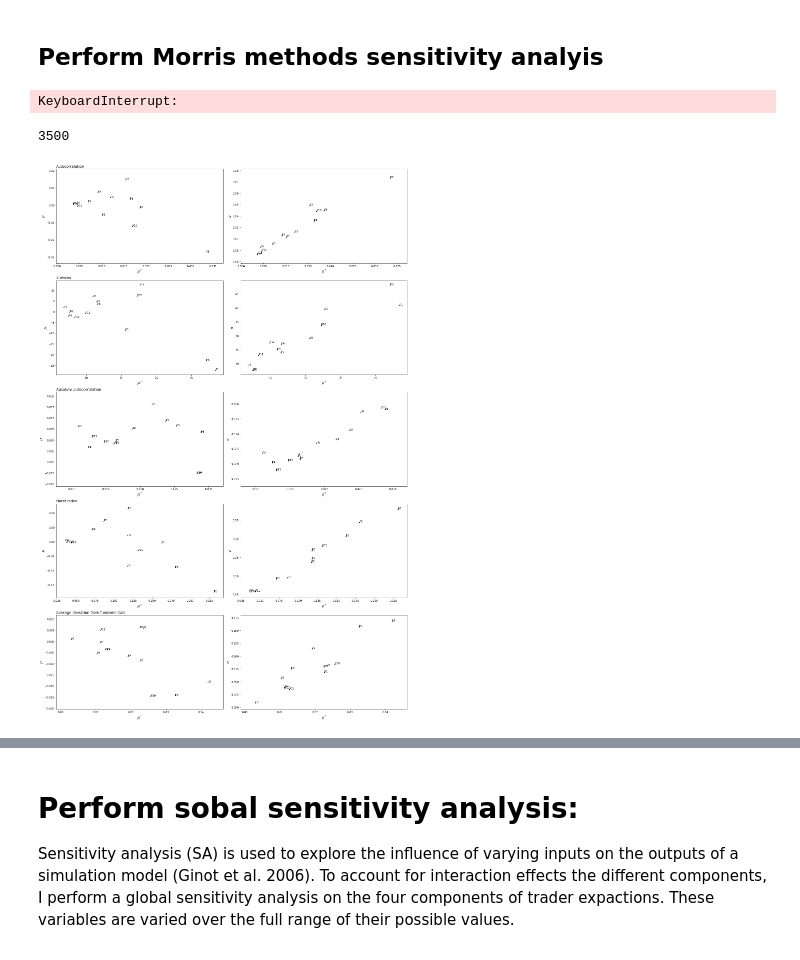
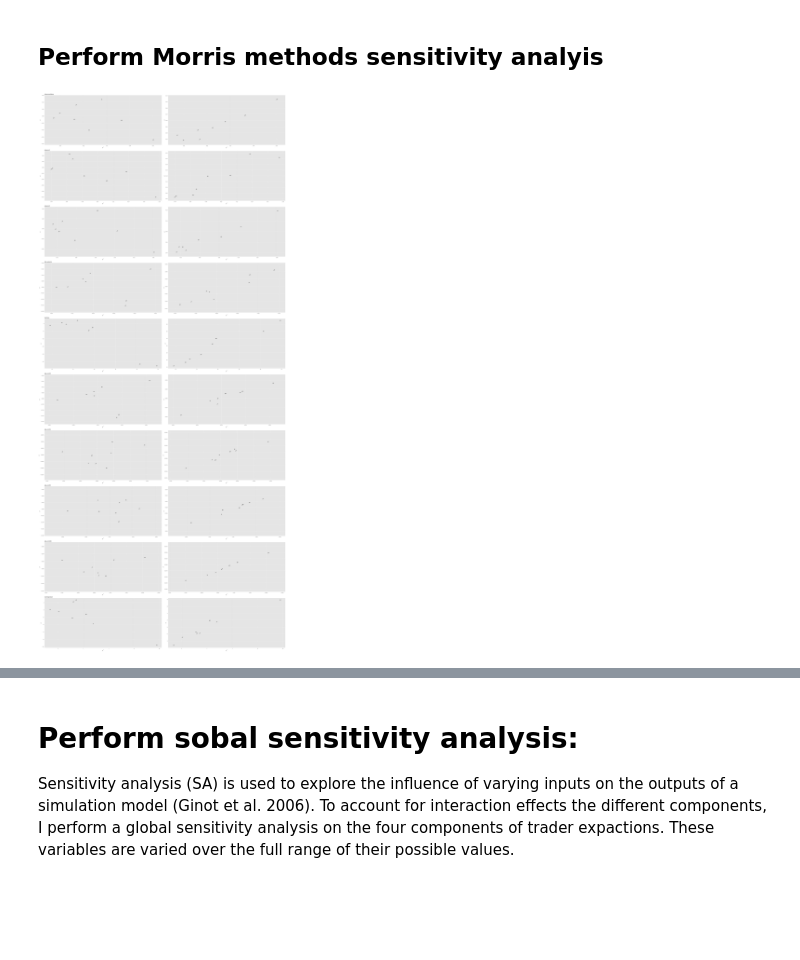
Before and after one commit to joerischasfoort/sim-fin-abm, a Jupyter notebook: sensitivity_analysis.ipynb, the cells around one changed output, grey strips where cells are left out. Saved outputs shown, nothing was run; the diff lists cells and outputs as text; code cells hidden in the pictures; blank space fills up the shorter version.

Commit message:
finish-morris-method

```diff
--- a/sensitivity_analysis.ipynb
+++ b/sensitivity_analysis.ipynb
@@ -133,6 +84,4 @@ fixed_parameters = {"ticks": 250, "fundamental_value": 166,
                     'max_order_expiration_ticks': 30}
 # %%
 # TODO check what is going wrong here 1 problem only fundamentalist and mean reversion traders
-morris_output = simulate_params_sobol(NRUNS=1, parameter_set=all_morris_parameters, fixed_parameters=fixed_parameters)
+morris_output = simulate_params_sobol(NRUNS=2, parameter_set=all_morris_parameters, fixed_parameters=fixed_parameters)
-# %% [output]
-KeyboardInterrupt:
@@ -145,41 +88,60 @@ deviation_from_fundamentals = np.array(morris_output['av_dev_from_fund'])
-# %%
-# why? no long memory and no deviation from fundamentals
-len(l_memory)
-# %% [output]
-3500
+# %%
+first_order_autocors = np.array(morris_output[0])
+autocors1 = np.array(morris_output[1])
+autocors5 = np.array(morris_output[2])
+mean_abs_autocor = np.array(morris_output[3])
+kurtosis = np.array(morris_output[4])
+spy_abs_auto10 = np.array(morris_output[5])
+spy_abs_auto25 = np.array(morris_output[6])
+spy_abs_auto50 = np.array(morris_output[7])
+spy_abs_auto100 = np.array(morris_output[8])
+cointegrations = np.array(morris_output[9])
+# %%
+# table
+spy_abs_auto100 = np.nan_to_num(spy_abs_auto100)
 # %%
-morris_auto = morris.analyze(problem=problem_morris, X=morris_params, Y=no_autoc)
-morris_f = morris.analyze(problem=problem_morris, X=morris_params, Y=f_tails)
-morris_cv = morris.analyze(problem=problem_morris, X=morris_params, Y=clustered_vol)
-morris_lm = morris.analyze(problem=problem_morris, X=morris_params, Y=l_memory)
-morris_df = morris.analyze(problem=problem_morris, X=morris_params, Y=deviation_from_fundamentals)
+morris_auto_cors = morris.analyze(problem=problem_morris, X=morris_params, Y=first_order_autocors)
+morris_autocors1 = morris.analyze(problem=problem_morris, X=morris_params, Y=autocors1)
+morris_autocors5 = morris.analyze(problem=problem_morris, X=morris_params, Y=autocors5)
+morris_mean_abs_autocor = morris.analyze(problem=problem_morris, X=morris_params, Y=mean_abs_autocor)
+morris_kurtosis = morris.analyze(problem=problem_morris, X=morris_params, Y=kurtosis)
+morris_spy_abs_auto10 = morris.analyze(problem=problem_morris, X=morris_params, Y=spy_abs_auto10)
+morris_spy_abs_auto25 = morris.analyze(problem=problem_morris, X=morris_params, Y=spy_abs_auto25)
+morris_spy_abs_auto50 = morris.analyze(problem=problem_morris, X=morris_params, Y=spy_abs_auto50)
+morris_spy_abs_auto100 = morris.analyze(problem=problem_morris, X=morris_params, Y=spy_abs_auto100)
+morris_cointegrations = morris.analyze(problem=problem_morris, X=morris_params, Y=cointegrations)
 # %%
-fig, ((ax1, ax2),(ax3, ax4),(ax5, ax6),(ax7, ax8),(ax9, ax10)) = plt.subplots(5, 2, figsize=(20, 30))
+fig, ((ax1, ax2),(ax3, ax4),(ax5, ax6), (ax7, ax8),(ax9, ax10),
+     (ax11, ax12), (ax13, ax14), (ax15, ax16), (ax17, ax18), (ax19, ax20)) = plt.subplots(10, 2, figsize=(40, 90))
 
-axes = ((ax1, ax2),(ax3, ax4),(ax5, ax6),(ax7, ax8),(ax9, ax10))
-morris_tests = [morris_auto, morris_f, morris_cv, morris_lm, morris_df]
-test_labels = ['Autocorrelation', 'Kurtosis', 'Absolute autocorrelation', 'Hurst index', 'Average deviation from fundamentals']
+axes = ((ax1, ax2),(ax3, ax4),(ax5, ax6), (ax7, ax8),(ax9, ax10),
+        (ax11, ax12), (ax13, ax14), (ax15, ax16), (ax17, ax18), (ax19, ax20))
+morris_tests = [morris_auto_cors, morris_autocors1, morris_autocors5, morris_mean_abs_autocor,
+                morris_kurtosis, morris_spy_abs_auto10, morris_spy_abs_auto25,
+                morris_spy_abs_auto50, morris_spy_abs_auto100, morris_cointegrations]
+test_labels = ['Autocorrelation', 'Autocor1', 'Autocor5', 'Abs_autocor', 'Kurtosis',
+              'abs_cor10', 'abs_cor25', 'abs_cor50', 'abs_cor100', 'Cointegration']
 
 for idx, axis in enumerate(axes):
     Y1 = morris_tests[idx]['mu']
     Y2 = morris_tests[idx]['sigma']
     X = morris_tests[idx]['mu_star']
     labels = ['P{}'.format(n) for n in range(len(X))]
 
     axis[0].set_title(test_labels[idx], loc='left', size='14')
     axis[0].scatter(X,Y1, color='k', marker='.', edgecolor = '')
     axis[0].set_ylabel('$\mu$', size='14')
     axis[0].set_xlabel('$\mu^*$', size='14')
 
     axis[1].scatter(X,Y2, color='k', marker='.')
     axis[1].set_ylabel('$\sigma$', size='14')
     axis[1].set_xlabel('$\mu^*$', size='14')
 
     for i, labels in enumerate(labels):
         axis[0].annotate(labels, (X[i], Y1[i]))
         axis[1].annotate(labels, (X[i], Y2[i]))
 
 plt.tight_layout()
 fig.savefig('morris_results.png', dpi = 300)
 # %% [output]
-[figure, old version]
+[figure, new version]
```
Also changed, not shown: parts of 16 cells of this notebook, 3 other files.
